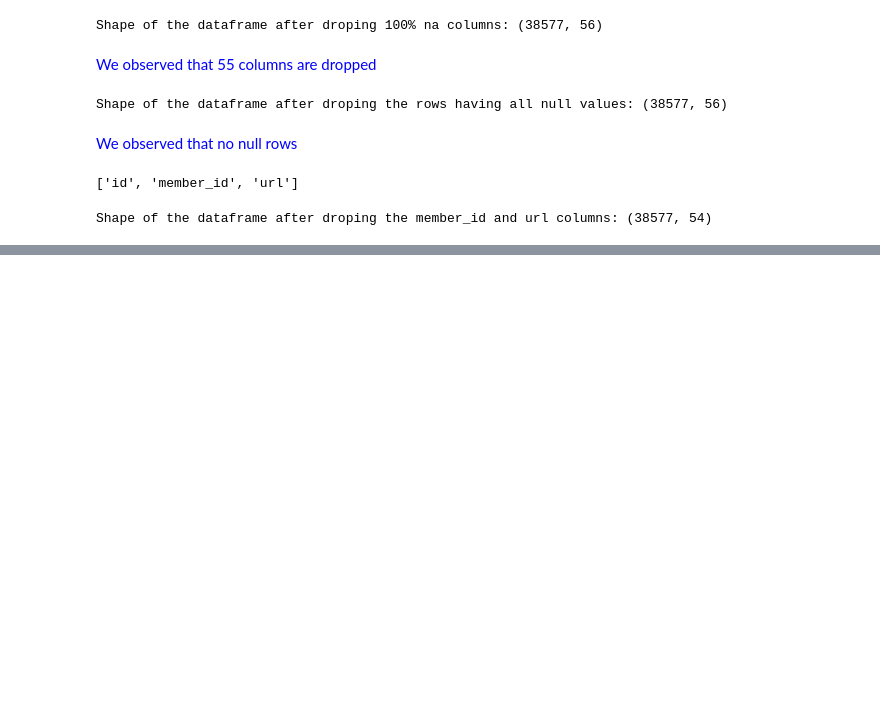
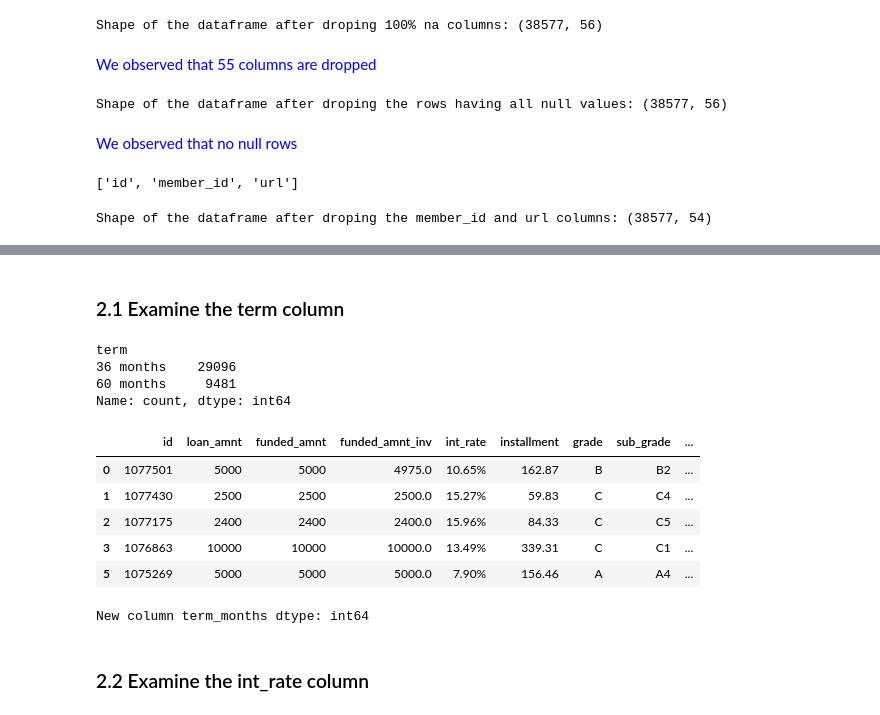
Before and after one commit to sunilkumarrudragada/LendingClubCaseStudy, a Jupyter notebook: sunil_kumar.ipynb, the cells around one changed output, grey strips where cells are left out. Drawn from its saved outputs; the diff is of its cells as text; code cells hidden in the pictures; blank space fills up the shorter version.

```diff
--- a/sunil_kumar.ipynb
+++ b/sunil_kumar.ipynb
@@ -233,0 +256,27 @@ Shape of the dataframe after droping the mths_since_last_delinq & mths_since_las
+# %% [markdown]
+### 2.1 Examine the term column
+# %%
+df['term'].value_counts()
+# %% [output]
+term
+36 months    29096
+60 months     9481
+Name: count, dtype: int64
+# %%
+# add new column term_months with int dtype and drop term column
+df['term_months']=df['term'].apply(lambda x: int(x.rstrip(' months')))
+df.drop(columns=['term'], inplace=True)
+df.head()
+# %% [output]
+|  | id | loan_amnt | funded_amnt | funded_amnt_inv | int_rate | installment | grade | sub_grade | ... |
+| 0 | 1077501 | 5000 | 5000 | 4975.0 | 10.65% | 162.87 | B | B2 | ... |
+| 1 | 1077430 | 2500 | 2500 | 2500.0 | 15.27% | 59.83 | C | C4 | ... |
+| 2 | 1077175 | 2400 | 2400 | 2400.0 | 15.96% | 84.33 | C | C5 | ... |
+| 3 | 1076863 | 10000 | 10000 | 10000.0 | 13.49% | 339.31 | C | C1 | ... |
+| 5 | 1075269 | 5000 | 5000 | 5000.0 | 7.90% | 156.46 | A | A4 | ... |
+# %%
+print('New column term_months dtype:', df['term_months'].dtype)
+# %% [output]
+New column term_months dtype: int64
+# %% [markdown]
+### 2.2 Examine the int_rate column
```
Also changed, not shown: parts of 31 cells of this notebook.
